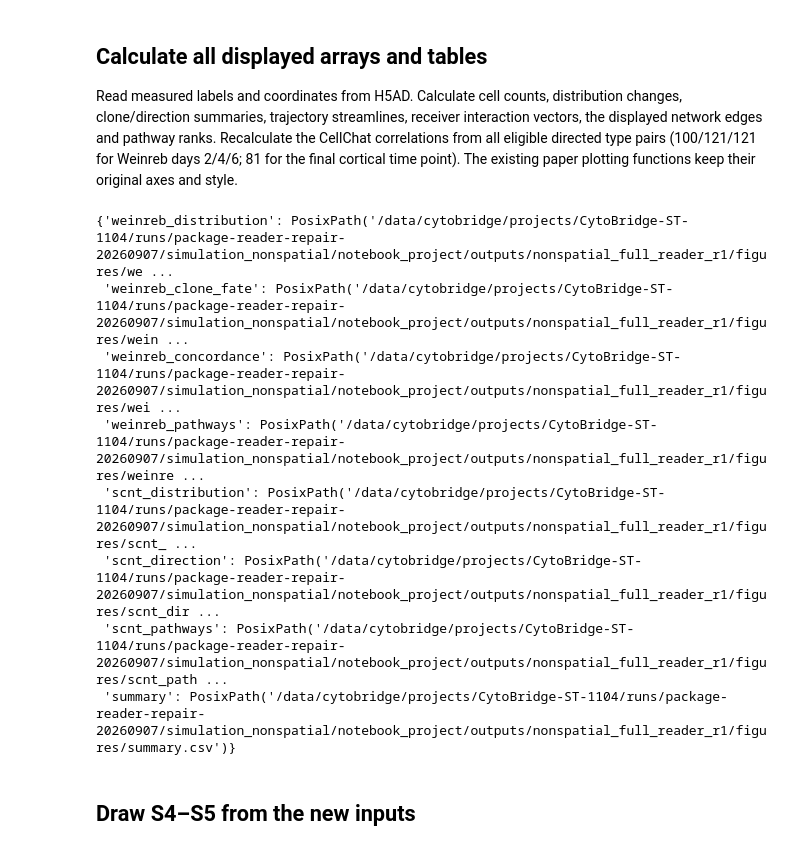
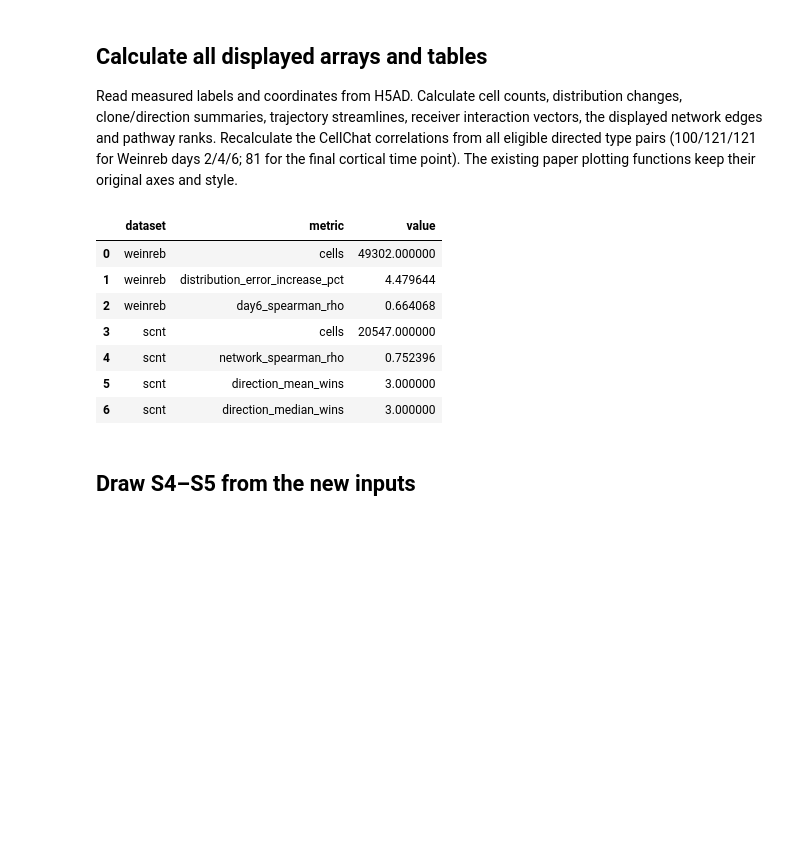
Before and after one commit to zhenyiizhang/cytobridge-spatial, a Jupyter notebook: docs/tutorials/paper_figures/nonspatial_figures.ipynb, the cells around one changed output. Cells and saved outputs as stored; diff of their text form; code cells hidden in the pictures; blank space fills up the shorter version.

```diff
--- a/docs/tutorials/paper_figures/nonspatial_figures.ipynb
+++ b/docs/tutorials/paper_figures/nonspatial_figures.ipynb
@@ -100,0 +107,5 @@ display(scnt)
+# %%
+if not reuse_analysis:
+    analyze.clone_fate(
+        weinreb["prepared_h5ad"], wfull, wno, output / "weinreb_clone_fate",
+        device=device, seeds=tuple(range(10)))
@@ -100,0 +123,7 @@ display(scnt)
+# %%
+if not reuse_analysis:
+    scnt["direction"] = analyze.direction(
+        sraw, scnt["prepared_h5ad"], spca, sfull, sno,
+        output / "scnt_direction", device=device)
+    scnt["full_trajectory"] = analyze.trajectory(
+        scnt["prepared_h5ad"], sfull, output / "scnt_trajectory", device=device)
@@ -100,0 +141,10 @@ display(scnt)
+# %%
+if not reuse_analysis:
+    wattribution = analyze.attribution(
+        wexpression, weinreb["prepared_h5ad"], wprior, field_models,
+        output / "weinreb_attribution", cell_type_key="Cell type annotation",
+        training_seeds=(42, 43, 44), device=device)
+    sattribution = analyze.attribution(
+        sexpression, scnt["prepared_h5ad"], sprior, [sfull],
+        output / "scnt_attribution", cell_type_key="cell_type",
+        training_seeds=(42,), device=device)
@@ -101,3 +159,23 @@ display(scnt)
+# %%
+from reproduction.nonspatial.adapters import (
+    distribution_inputs, clone_fate_input, weinreb_cellchat_input,
+)
+
+if not reuse_analysis:
+    weinreb["distribution"] = distribution_inputs(
+        wdistribution, output / "weinreb_distribution_tables")["distribution"]
+    scnt_metrics = distribution_inputs(sdistribution, output / "scnt_distribution_tables")
+    scnt["full_distribution"] = scnt_metrics["full_distribution"]
+    scnt["no_interaction_distribution"] = scnt_metrics["no_interaction_distribution"]
+    weinreb["clone_fate"] = clone_fate_input(
+        output / "weinreb_clone_fate", output / "weinreb_clone_fate_panel.csv")
+    weinreb["cellchat_joined"] = weinreb_cellchat_input(
+        wattribution / "exact_message_summary.csv", weinreb["cellchat_joined"],
+        output / "weinreb_cellchat_comparison.csv")
+    weinreb["pathways"] = wattribution / "cell_type_pathway_scores.csv.gz"
+    scnt["exact_message_summary"] = sattribution / "exact_message_summary.csv"
+    scnt["network"] = sattribution / "cell_type_interaction_network.csv"
+    scnt["pathways"] = sattribution / "cell_type_pathway_scores.csv.gz"
 # %% [markdown]
 ## Calculate all displayed arrays and tables
 
@@ -110,20 +188,20 @@ The existing paper plotting functions keep their original axes and style.
 # %%
 from reproduction.nonspatial.inputs import collect_nonspatial_inputs
 from CytoBridge.results import calculate_nonspatial_panels, write_nonspatial_tables
 
 data = collect_nonspatial_inputs(weinreb, scnt, output / "plot_inputs")
 panels = calculate_nonspatial_panels(data)
 tables = write_nonspatial_tables(panels, output / "figures")
-tables
+panels.summary
 # %% [output]
-{'weinreb_distribution': PosixPath('/data/cytobridge/projects/CytoBridge-ST-1104/runs/package-reader-repair-20260907/simulation_nonspatial/notebook_project/outputs/nonspatial_full_reader_r1/figures/we ...
- 'weinreb_clone_fate': PosixPath('/data/cytobridge/projects/CytoBridge-ST-1104/runs/package-reader-repair-20260907/simulation_nonspatial/notebook_project/outputs/nonspatial_full_reader_r1/figures/wein ...
- 'weinreb_concordance': PosixPath('/data/cytobridge/projects/CytoBridge-ST-1104/runs/package-reader-repair-20260907/simulation_nonspatial/notebook_project/outputs/nonspatial_full_reader_r1/figures/wei ...
- 'weinreb_pathways': PosixPath('/data/cytobridge/projects/CytoBridge-ST-1104/runs/package-reader-repair-20260907/simulation_nonspatial/notebook_project/outputs/nonspatial_full_reader_r1/figures/weinre ...
- 'scnt_distribution': PosixPath('/data/cytobridge/projects/CytoBridge-ST-1104/runs/package-reader-repair-20260907/simulation_nonspatial/notebook_project/outputs/nonspatial_full_reader_r1/figures/scnt_ ...
- 'scnt_direction': PosixPath('/data/cytobridge/projects/CytoBridge-ST-1104/runs/package-reader-repair-20260907/simulation_nonspatial/notebook_project/outputs/nonspatial_full_reader_r1/figures/scnt_dir ...
- 'scnt_pathways': PosixPath('/data/cytobridge/projects/CytoBridge-ST-1104/runs/package-reader-repair-20260907/simulation_nonspatial/notebook_project/outputs/nonspatial_full_reader_r1/figures/scnt_path ...
- 'summary': PosixPath('/data/cytobridge/projects/CytoBridge-ST-1104/runs/package-reader-repair-20260907/simulation_nonspatial/notebook_project/outputs/nonspatial_full_reader_r1/figures/summary.csv')}
+|  | dataset | metric | value |
+| 0 | weinreb | cells | 49302.000000 |
+| 1 | weinreb | distribution_error_increase_pct | 4.479644 |
+| 2 | weinreb | day6_spearman_rho | 0.664068 |
+| 3 | scnt | cells | 20547.000000 |
+| 4 | scnt | network_spearman_rho | 0.752396 |
+| 5 | scnt | direction_mean_wins | 3.000000 |
+| 6 | scnt | direction_median_wins | 3.000000 |
 # %% [markdown]
 ## Draw S4–S5 from the new inputs
 # %%
```
Also changed, not shown: parts of 12 cells of this notebook, 24 other files.
